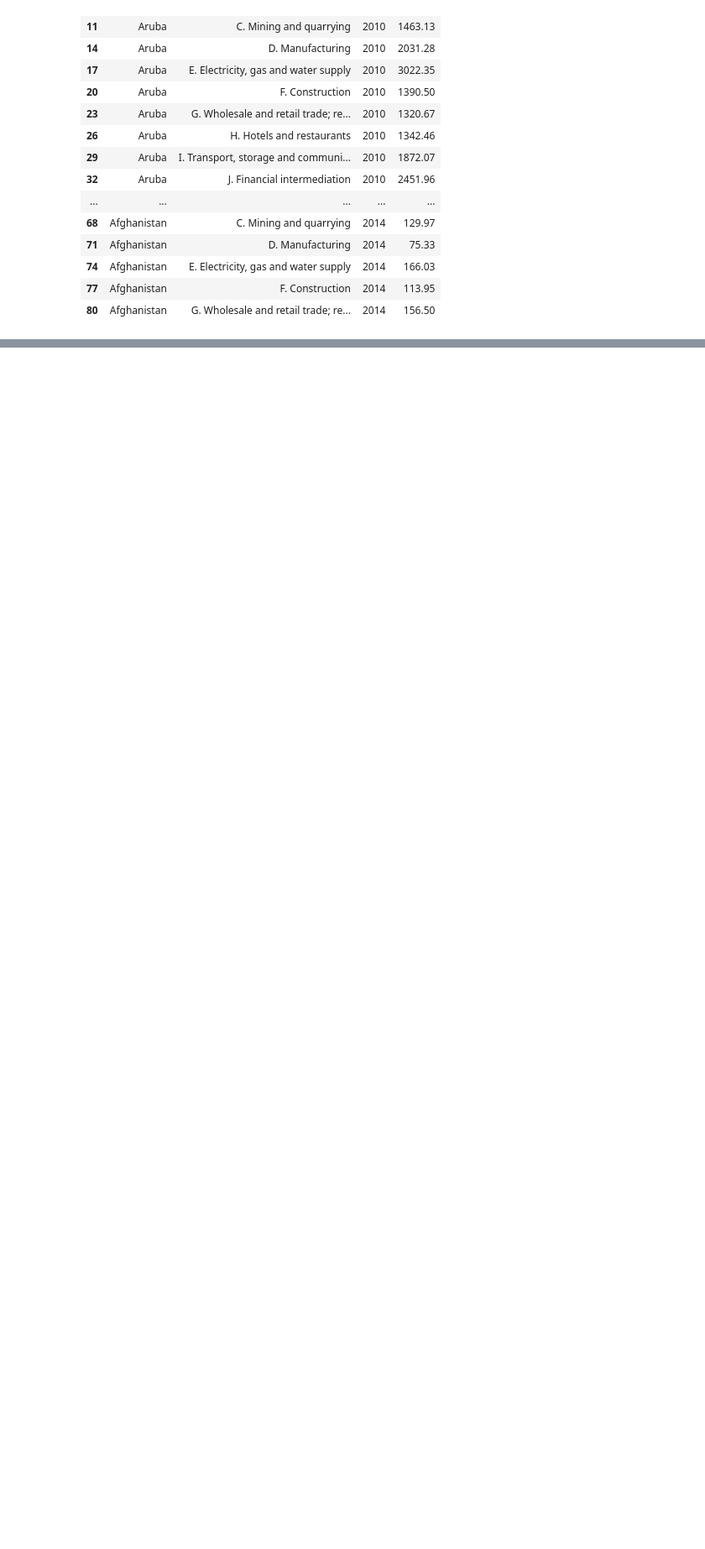
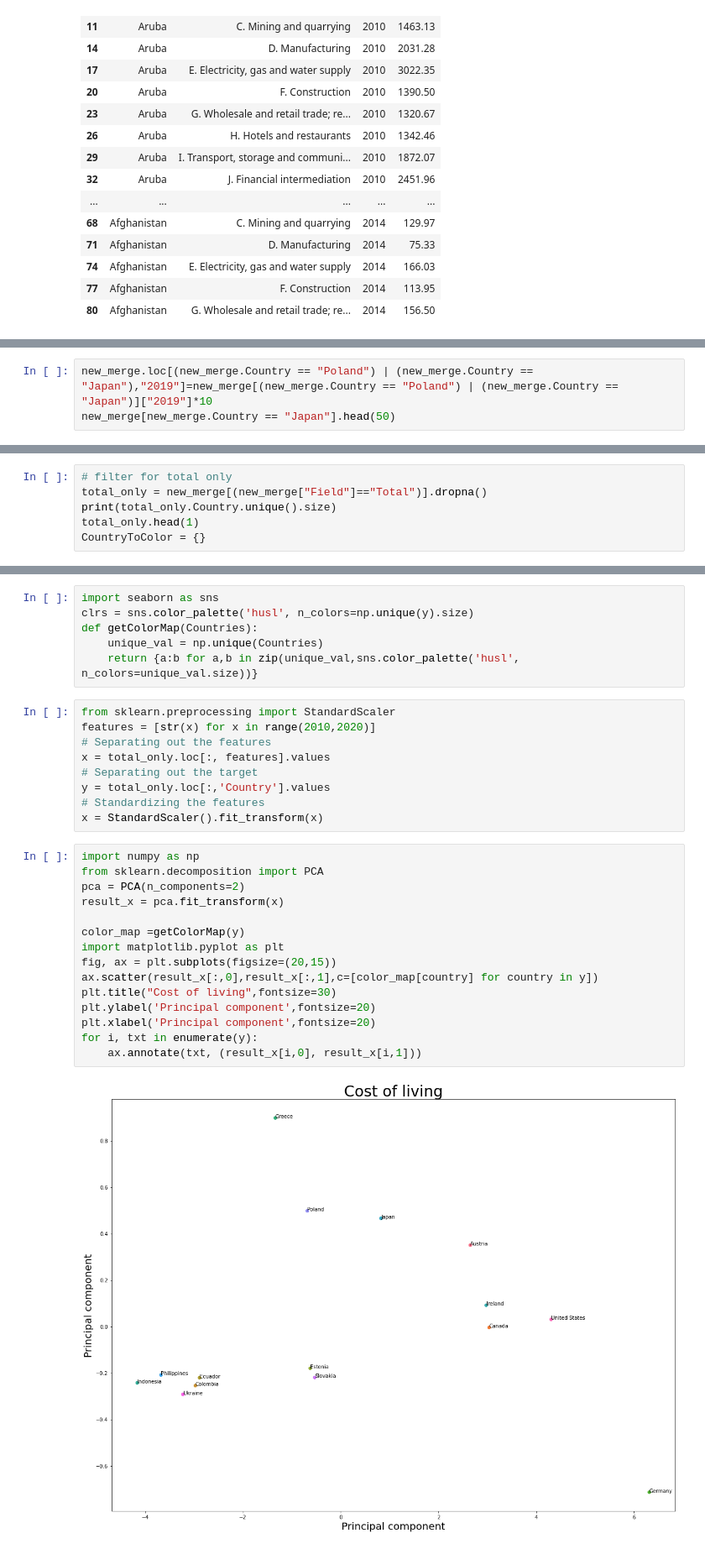
Before and after one commit to Vergenter/familyWealth, a Jupyter notebook: PCA.ipynb, the cells around one changed output, grey strips where cells are left out. Shown at 84% size. Saved outputs shown, nothing was run; the diff lists cells and outputs as text; blank space fills up the shorter version.

```diff
--- a/PCA.ipynb
+++ b/PCA.ipynb
@@ -135,0 +135,3 @@ new_merge[new_merge.Country == "Poland"].head(50)
+# %%
+new_merge.loc[(new_merge.Country == "Poland") | (new_merge.Country == "Japan"),"2019"]=new_merge[(new_merge.Country == "Poland") | (new_merge.Country == "Japan")]["2019"]*10
+new_merge[new_merge.Country == "Japan"].head(50)
@@ -135,0 +155,6 @@ new_merge[new_merge.Country == "Poland"].head(50)
+# %%
+# filter for total only
+total_only = new_merge[(new_merge["Field"]=="Total")].dropna()
+print(total_only.Country.unique().size)
+total_only.head(1)
+CountryToColor = {}
@@ -135,0 +163,32 @@ new_merge[new_merge.Country == "Poland"].head(50)
+# %%
+import seaborn as sns
+clrs = sns.color_palette('husl', n_colors=np.unique(y).size)
+def getColorMap(Countries):
+    unique_val = np.unique(Countries)
+    return {a:b for a,b in zip(unique_val,sns.color_palette('husl', n_colors=unique_val.size))}
+# %%
+from sklearn.preprocessing import StandardScaler
+features = [str(x) for x in range(2010,2020)]
+# Separating out the features
+x = total_only.loc[:, features].values
+# Separating out the target
+y = total_only.loc[:,'Country'].values
+# Standardizing the features
+x = StandardScaler().fit_transform(x)
+# %%
+import numpy as np
+from sklearn.decomposition import PCA
+pca = PCA(n_components=2)
+result_x = pca.fit_transform(x)
+
+color_map =getColorMap(y)
+import matplotlib.pyplot as plt
+fig, ax = plt.subplots(figsize=(20,15))
+ax.scatter(result_x[:,0],result_x[:,1],c=[color_map[country] for country in y])
+plt.title("Cost of living",fontsize=30)
+plt.ylabel('Principal component',fontsize=20)
+plt.xlabel('Principal component',fontsize=20)
+for i, txt in enumerate(y):
+    ax.annotate(txt, (result_x[i,0], result_x[i,1]))
+# %% [output]
+[figure, added]
```
Also changed, not shown: parts of 7 cells of this notebook.
